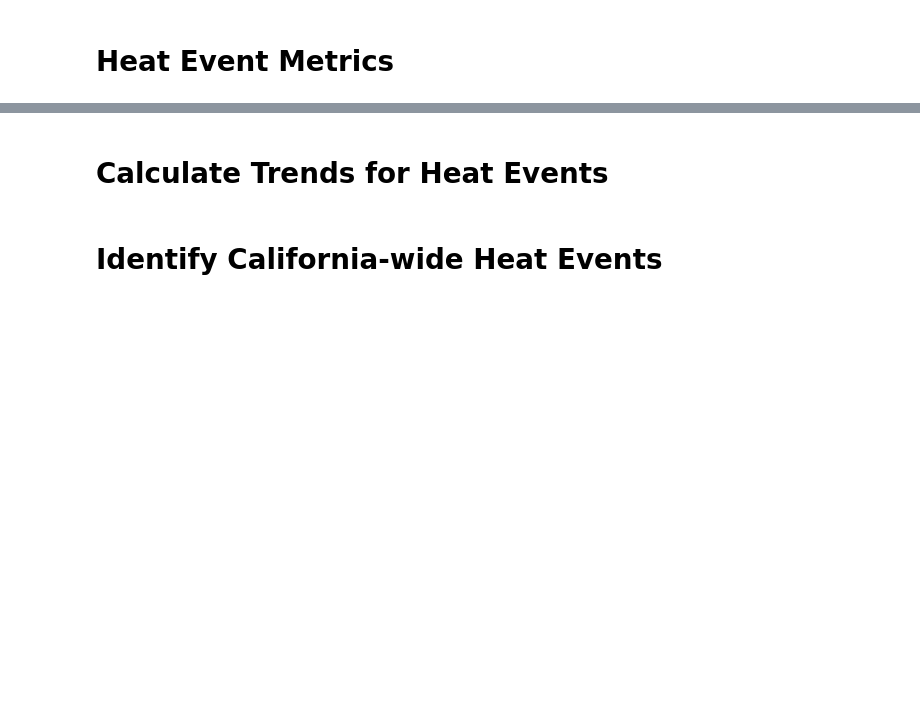
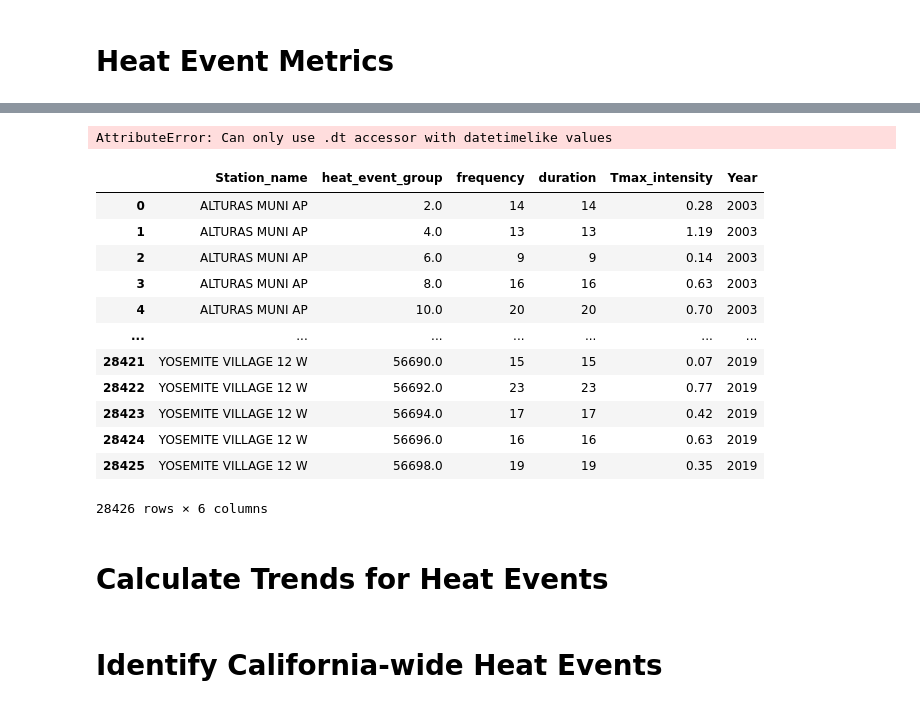
Before and after one commit to lizbethkr/PHIT-Project-1, a Jupyter notebook: notebooks/05_heat_identification.ipynb, the cells around one changed output, grey strips where cells are left out. Saved outputs shown, nothing was run; the diff lists cells and outputs as text; code cells hidden in the pictures; blank space fills up the shorter version.

```diff
--- a/notebooks/05_heat_identification.ipynb
+++ b/notebooks/05_heat_identification.ipynb
@@ -54,3 +132,35 @@ Processed file: CA_2023_clean.csv
+# %%
+# Count the number of unique heat event groups per year
+heatwave_freq = daily_temp[daily_temp['heat_event']]['Date'].dt.year.value_counts().sort_index()
+# Duration of each heatwave event in days
+heatwave_durations = daily_temp[daily_temp['heat_event']].groupby('heat_event_group').size().reset_index(name='duration')
+# Calculate the maximum temperature during each heatwave event
+daily_temp['heatwave_max_temp'] = daily_temp.groupby('heat_event_group')['Tmax'].transform('max')
+
+# Calculate intensity for each heatwave event
+heatwave_intensity = daily_temp[daily_temp['heat_event']].groupby('heat_event_group').agg({
+    'heatwave_max_temp': 'max',
+    'CTX95pct': 'mean'
+}).reset_index()
+heatwave_intensity['intensity'] = heatwave_intensity['heatwave_max_temp'] - heatwave_intensity['CTX95pct']
+# %% [output]
+AttributeError: Can only use .dt accessor with datetimelike values
+# %%
+heat_event_metrics
+# %% [output]
+|  | Station_name | heat_event_group | frequency | duration | Tmax_intensity | Year |
+| 0 | ALTURAS MUNI AP | 2.0 | 14 | 14 | 0.28 | 2003 |
+| 1 | ALTURAS MUNI AP | 4.0 | 13 | 13 | 1.19 | 2003 |
+| 2 | ALTURAS MUNI AP | 6.0 | 9 | 9 | 0.14 | 2003 |
+| 3 | ALTURAS MUNI AP | 8.0 | 16 | 16 | 0.63 | 2003 |
+| 4 | ALTURAS MUNI AP | 10.0 | 20 | 20 | 0.70 | 2003 |
+| ... | ... | ... | ... | ... | ... | ... |
+| 28421 | YOSEMITE VILLAGE 12 W | 56690.0 | 15 | 15 | 0.07 | 2019 |
+| 28422 | YOSEMITE VILLAGE 12 W | 56692.0 | 23 | 23 | 0.77 | 2019 |
+| 28423 | YOSEMITE VILLAGE 12 W | 56694.0 | 17 | 17 | 0.42 | 2019 |
+| 28424 | YOSEMITE VILLAGE 12 W | 56696.0 | 16 | 16 | 0.63 | 2019 |
+| 28425 | YOSEMITE VILLAGE 12 W | 56698.0 | 19 | 19 | 0.35 | 2019 |
+28426 rows × 6 columns
 # %% [markdown]
 # Calculate Trends for Heat Events
 # %% [markdown]
```
Also changed, not shown: parts of 14 cells of this notebook, 1 other file.
